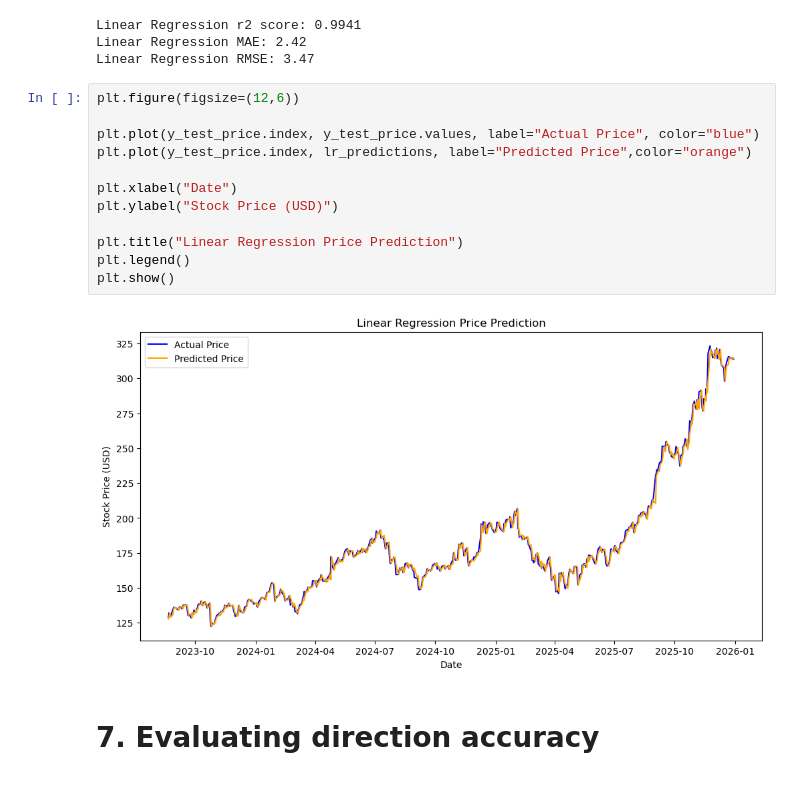
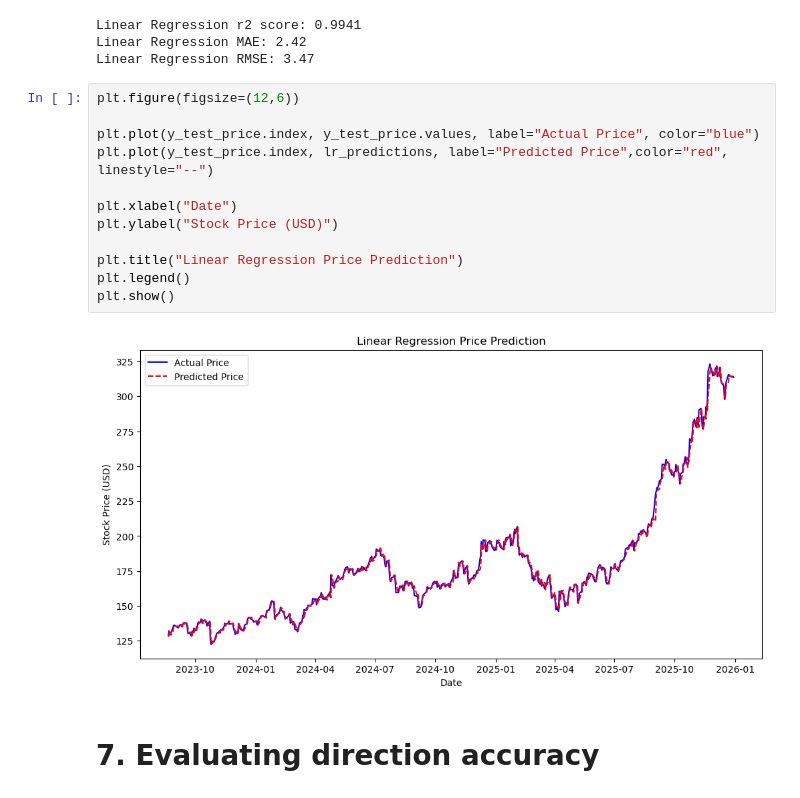
Before and after one commit to Denim951/stock-price-forecasting, a Jupyter notebook: stock_model_development.ipynb, the cells around one changed output. Saved outputs shown, nothing was run; the diff lists cells and outputs as text.

```diff
--- a/stock_model_development.ipynb
+++ b/stock_model_development.ipynb
@@ -291,17 +293,17 @@ Linear Regression RMSE: 3.47
 # %%
 plt.figure(figsize=(12,6))
 
 plt.plot(y_test_price.index, y_test_price.values, label="Actual Price", color="blue")
-plt.plot(y_test_price.index, lr_predictions, label="Predicted Price",color="orange")
+plt.plot(y_test_price.index, lr_predictions, label="Predicted Price",color="red", linestyle="--")
 
 plt.xlabel("Date")
 plt.ylabel("Stock Price (USD)")
 
 plt.title("Linear Regression Price Prediction")
 plt.legend()
 plt.show()
 # %% [output]
-[figure, old version]
+[figure, new version]
 # %% [markdown]
 # 7. Evaluating direction accuracy
 # %%
```
Also changed, not shown: parts of 23 cells of this notebook.
